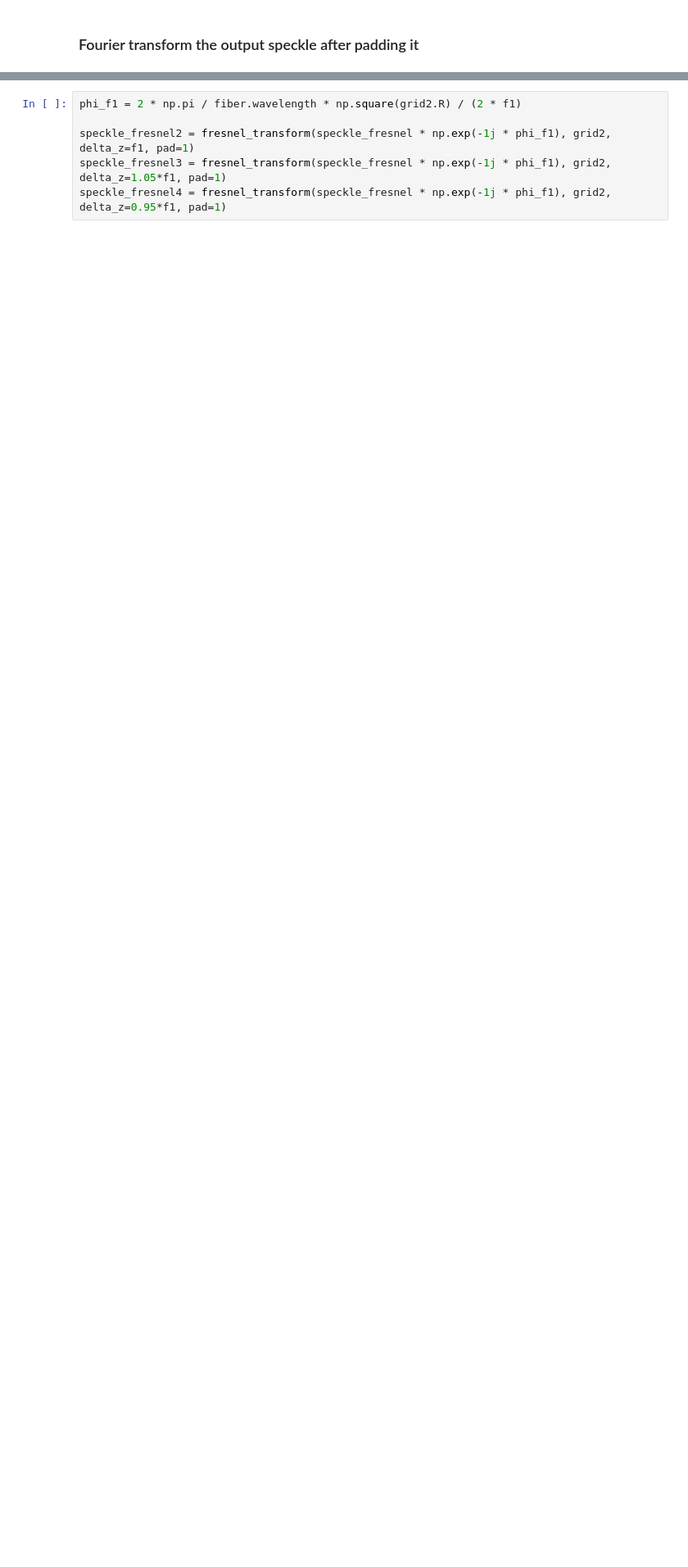
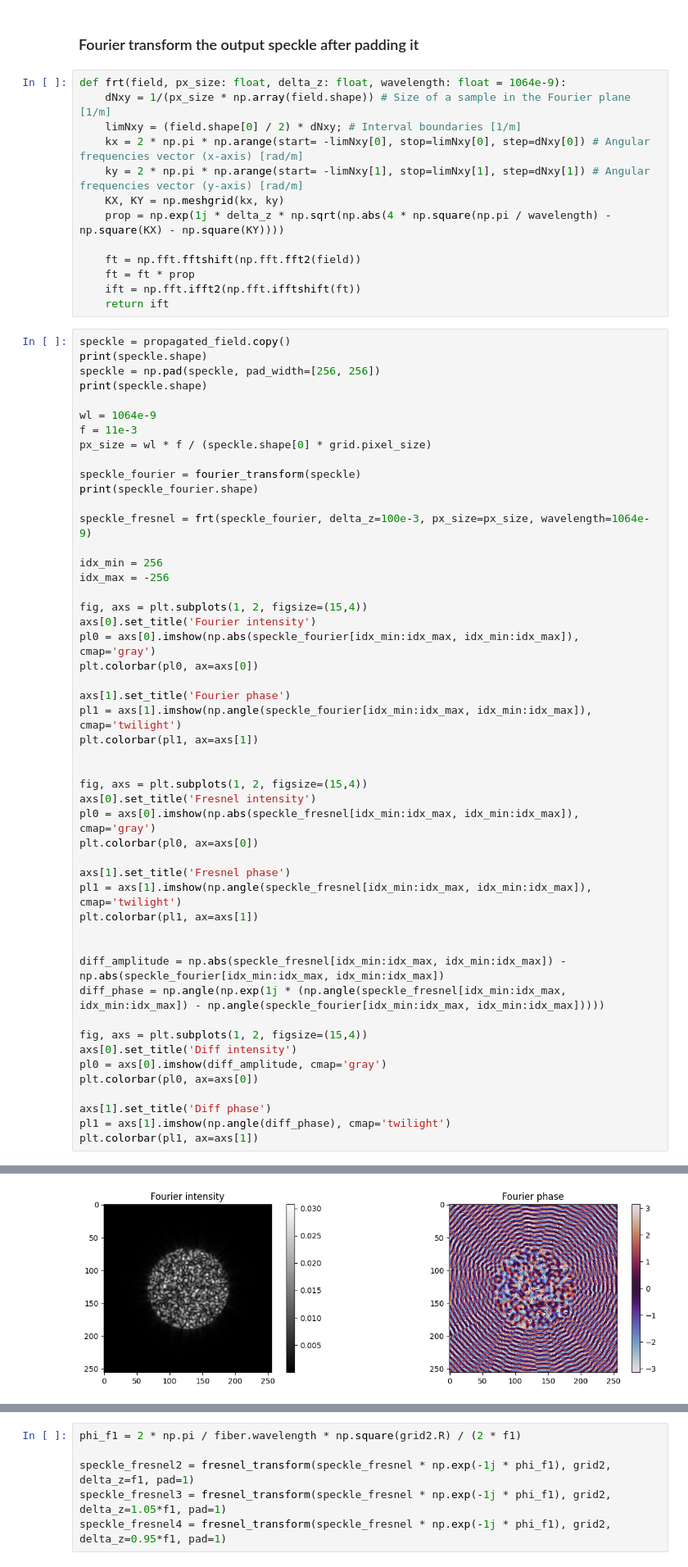
Before and after one commit to jysru/MMF_LP_modes, a Jupyter notebook: notebooks/mmf_propagation_simulation.ipynb, the cells around one changed output, grey strips where cells are left out. Shown at 82% size. Drawn from its saved outputs; the diff is of its cells as text; blank space fills up the shorter version.

```diff
--- a/notebooks/mmf_propagation_simulation.ipynb
+++ b/notebooks/mmf_propagation_simulation.ipynb
@@ -112,2 +112,65 @@ plt.imshow(np.abs(propagated_field))
 # %% [markdown]
 ### Fourier transform the output speckle after padding it
+# %%
+def frt(field, px_size: float, delta_z: float, wavelength: float = 1064e-9):
+    dNxy = 1/(px_size * np.array(field.shape)) # Size of a sample in the Fourier plane [1/m]
+    limNxy = (field.shape[0] / 2) * dNxy; # Interval boundaries [1/m]
+    kx = 2 * np.pi * np.arange(start= -limNxy[0], stop=limNxy[0], step=dNxy[0]) # Angular frequencies vector (x-axis) [rad/m]
+    ky = 2 * np.pi * np.arange(start= -limNxy[1], stop=limNxy[1], step=dNxy[1]) # Angular frequencies vector (y-axis) [rad/m]
+    KX, KY = np.meshgrid(kx, ky)
+    prop = np.exp(1j * delta_z * np.sqrt(np.abs(4 * np.square(np.pi / wavelength) - np.square(KX) - np.square(KY))))
+
+    ft = np.fft.fftshift(np.fft.fft2(field))
+    ft = ft * prop
+    ift = np.fft.ifft2(np.fft.ifftshift(ft))
+    return ift
+# %%
+speckle = propagated_field.copy()
+print(speckle.shape)
+speckle = np.pad(speckle, pad_width=[256, 256])
+print(speckle.shape)
+
+wl = 1064e-9
+f = 11e-3
+px_size = wl * f / (speckle.shape[0] * grid.pixel_size)
+
+speckle_fourier = fourier_transform(speckle)
+print(speckle_fourier.shape)
+
+speckle_fresnel = frt(speckle_fourier, delta_z=100e-3, px_size=px_size, wavelength=1064e-9)
+
+idx_min = 256
+idx_max = -256
+
+fig, axs = plt.subplots(1, 2, figsize=(15,4))
+axs[0].set_title('Fourier intensity')
+pl0 = axs[0].imshow(np.abs(speckle_fourier[idx_min:idx_max, idx_min:idx_max]), cmap='gray')
+plt.colorbar(pl0, ax=axs[0])
+
+axs[1].set_title('Fourier phase')
+pl1 = axs[1].imshow(np.angle(speckle_fourier[idx_min:idx_max, idx_min:idx_max]), cmap='twilight')
+plt.colorbar(pl1, ax=axs[1])
+
+
+fig, axs = plt.subplots(1, 2, figsize=(15,4))
+axs[0].set_title('Fresnel intensity')
+pl0 = axs[0].imshow(np.abs(speckle_fresnel[idx_min:idx_max, idx_min:idx_max]), cmap='gray')
+plt.colorbar(pl0, ax=axs[0])
+
+axs[1].set_title('Fresnel phase')
+pl1 = axs[1].imshow(np.angle(speckle_fresnel[idx_min:idx_max, idx_min:idx_max]), cmap='twilight')
+plt.colorbar(pl1, ax=axs[1])
+
+
+diff_amplitude = np.abs(speckle_fresnel[idx_min:idx_max, idx_min:idx_max]) - np.abs(speckle_fourier[idx_min:idx_max, idx_min:idx_max])
+diff_phase = np.angle(np.exp(1j * (np.angle(speckle_fresnel[idx_min:idx_max, idx_min:idx_max]) - np.angle(speckle_fourier[idx_min:idx_max, idx_min:idx_max]))))
+
+fig, axs = plt.subplots(1, 2, figsize=(15,4))
+axs[0].set_title('Diff intensity')
+pl0 = axs[0].imshow(diff_amplitude, cmap='gray')
+plt.colorbar(pl0, ax=axs[0])
+
+axs[1].set_title('Diff phase')
+pl1 = axs[1].imshow(np.angle(diff_phase), cmap='twilight')
+plt.colorbar(pl1, ax=axs[1])
+# %% [output]
@@ -113,0 +181 @@ plt.imshow(np.abs(propagated_field))
+[figure, added]
```
Also changed, not shown: parts of 5 cells of this notebook.
